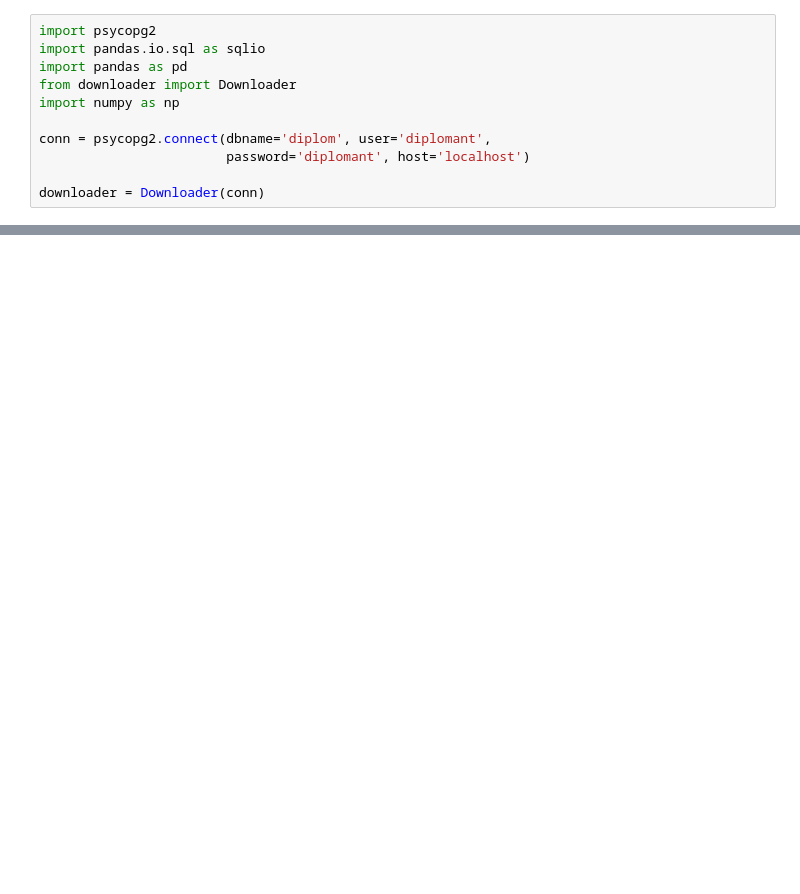
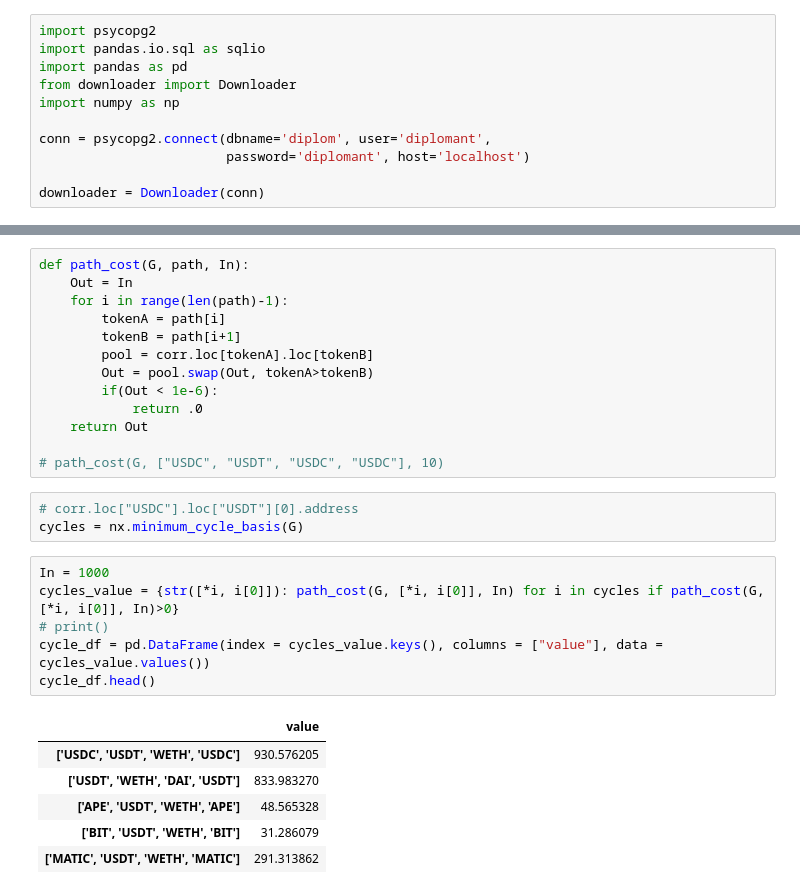
Before and after one commit to glebzverev/go-pool-indexer, a Jupyter notebook: python/Analyze.ipynb, the cells around one changed output, grey strips where cells are left out. Cells and saved outputs as stored; diff of their text form; blank space fills up the shorter version.

```diff
--- a/python/Analyze.ipynb
+++ b/python/Analyze.ipynb
@@ -85,0 +288,29 @@ corr
+# %%
+def path_cost(G, path, In):
+    Out = In
+    for i in range(len(path)-1):
+        tokenA = path[i]
+        tokenB = path[i+1]
+        pool = corr.loc[tokenA].loc[tokenB]
+        Out = pool.swap(Out, tokenA>tokenB)
+        if(Out < 1e-6):
+            return .0
+    return Out
+
+# path_cost(G, ["USDC", "USDT", "USDC", "USDC"], 10)
+# %%
+# corr.loc["USDC"].loc["USDT"][0].address
+cycles = nx.minimum_cycle_basis(G)
+# %%
+In = 1000
+cycles_value = {str([*i, i[0]]): path_cost(G, [*i, i[0]], In) for i in cycles if path_cost(G, [*i, i[0]], In)>0}
+# print()
+cycle_df = pd.DataFrame(index = cycles_value.keys(), columns = ["value"], data = cycles_value.values())
+cycle_df.head()
+# %% [output]
+|  | value |
+| ['USDC', 'USDT', 'WETH', 'USDC'] | 930.576205 |
+| ['USDT', 'WETH', 'DAI', 'USDT'] | 833.983270 |
+| ['APE', 'USDT', 'WETH', 'APE'] | 48.565328 |
+| ['BIT', 'USDT', 'WETH', 'BIT'] | 31.286079 |
+| ['MATIC', 'USDT', 'WETH', 'MATIC'] | 291.313862 |
```
Also changed, not shown: parts of 24 cells of this notebook, 24 other files.
